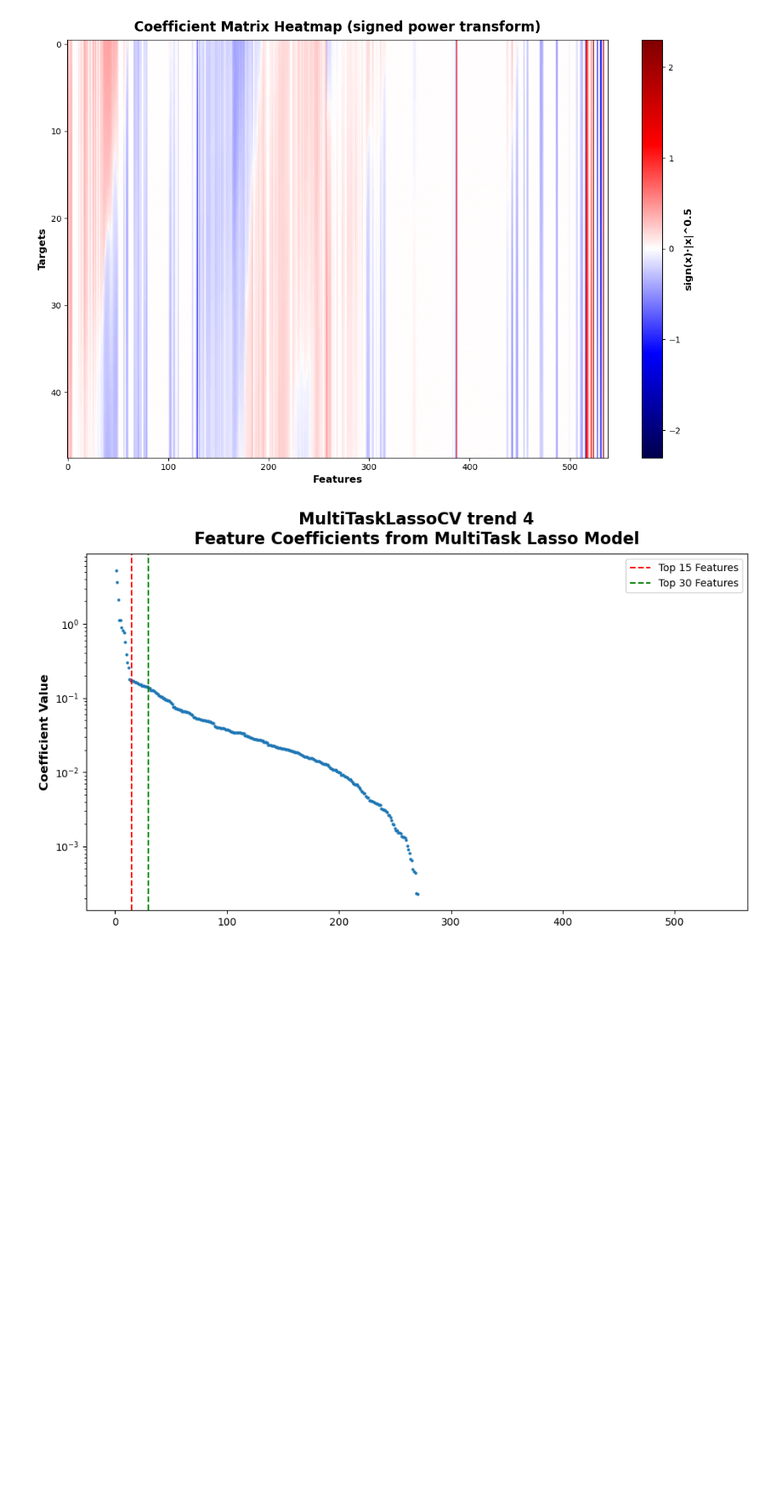
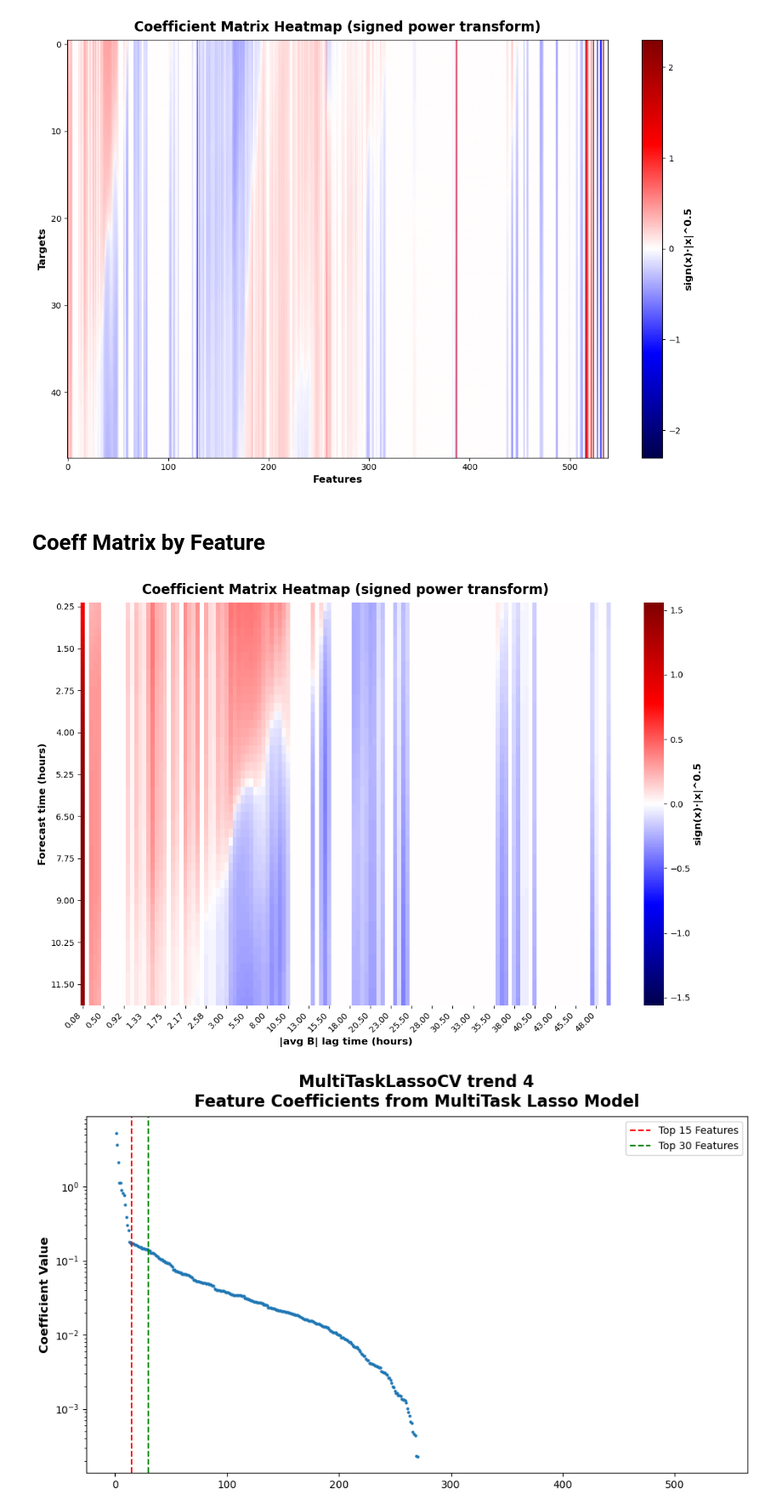
Before and after one commit to David-Student-Bern/MT, a Jupyter notebook: Analysis/modeling/test_model.ipynb, the cells around one changed output. Shown at 85% size. Drawn from its saved outputs; the diff is of its cells as text; code cells hidden in the pictures; blank space fills up the shorter version.

Commit message:
added tscv_coef

```diff
--- a/Analysis/modeling/test_model.ipynb
+++ b/Analysis/modeling/test_model.ipynb
@@ -104,6 +104,66 @@ plt.title('Coefficient Matrix Heatmap (signed power transform)')
 plt.show()
 # %% [output]
 [figure]
+# %% [markdown]
+# Coeff Matrix by Feature
+# %%
+coef_df = pd.DataFrame({
+    'feature': X_test.columns,
+    'coefficient': model.coef_[1, :]
+})
+stepsize = 5 / 60 # in hours
+coef_df[["feature", "lag"]] = (
+    coef_df["feature"]
+    .str.extract(r"^(?P<feature_name>.+?)_lag_(?P<lag>\d+)$")
+)
+coef_df['lag_time'] = coef_df['lag'].astype(int) * stepsize
+# %%
+feature = '|avg B|' #'|avg B|', 'F10.7 (LASP)', 'Bz GSE', 'Flow Speed (km/s', 'Temperature (K)'
+# keep all columns with column name = feature_lag_{d}
+feature_cols = [col for col in X_test.columns if col.startswith(f"{feature}_lag_")]
+feature_cmatrix = coeff_matrix[feature_cols]
+
+feature_coefs = coef_df[coef_df['feature'] == feature]
+
+alpha = 0.5
+coeff_transformed = np.sign(feature_cmatrix) * np.abs(feature_cmatrix) ** alpha
+
+xstep = 5
+ystep = 5
+
+plt.figure(figsize=(12, 8))
+
+ax = sns.heatmap(
+    coeff_transformed,
+    cmap="seismic",
+    center=0,
+    vmin=-np.max(np.abs(coeff_transformed.values)),
+    vmax=np.max(np.abs(coeff_transformed.values)),
+    cbar_kws={"label": f"sign(x)·|x|^{alpha}"},
+    xticklabels=False,  # turn off automatic labels
+    yticklabels=False
+)
+
+# Select ticks every `step`
+x_ticks = np.arange(0, coeff_transformed.shape[1], xstep)
+y_ticks = np.arange(0, coeff_transformed.shape[0], ystep)
+
+ax.set_xticks(x_ticks + 0.5)  # +0.5 centers ticks in cells
+ax.set_yticks(y_ticks + 0.5)
+
+x_labels = [f"{feature_coefs['lag_time'].iloc[i]:.2f}" for i in x_ticks]
+ax.set_xticklabels(x_labels, rotation=45, ha='right')
+y_labels = [f"{0.25*(i+1):.2f}" for i in y_ticks]  # Assuming 0.25 hours step for targets
+# y_labels = [f"{coeff_transformed.index[i]:.2f}" for i in y_ticks]
+ax.set_yticklabels(y_labels, rotation=0)
+
+plt.xlabel(feature+" lag time (hours)")
+plt.ylabel("Forecast time (hours)")
+plt.title("Coefficient Matrix Heatmap (signed power transform)")
+plt.tight_layout()
+plt.show()
+# %% [output]
+[figure, added]
 # %%
 dt_seconds = pd.to_timedelta(sampling_rate).total_seconds()
 
```
Also changed, not shown: parts of 1 cell of this notebook, 6 other files.
